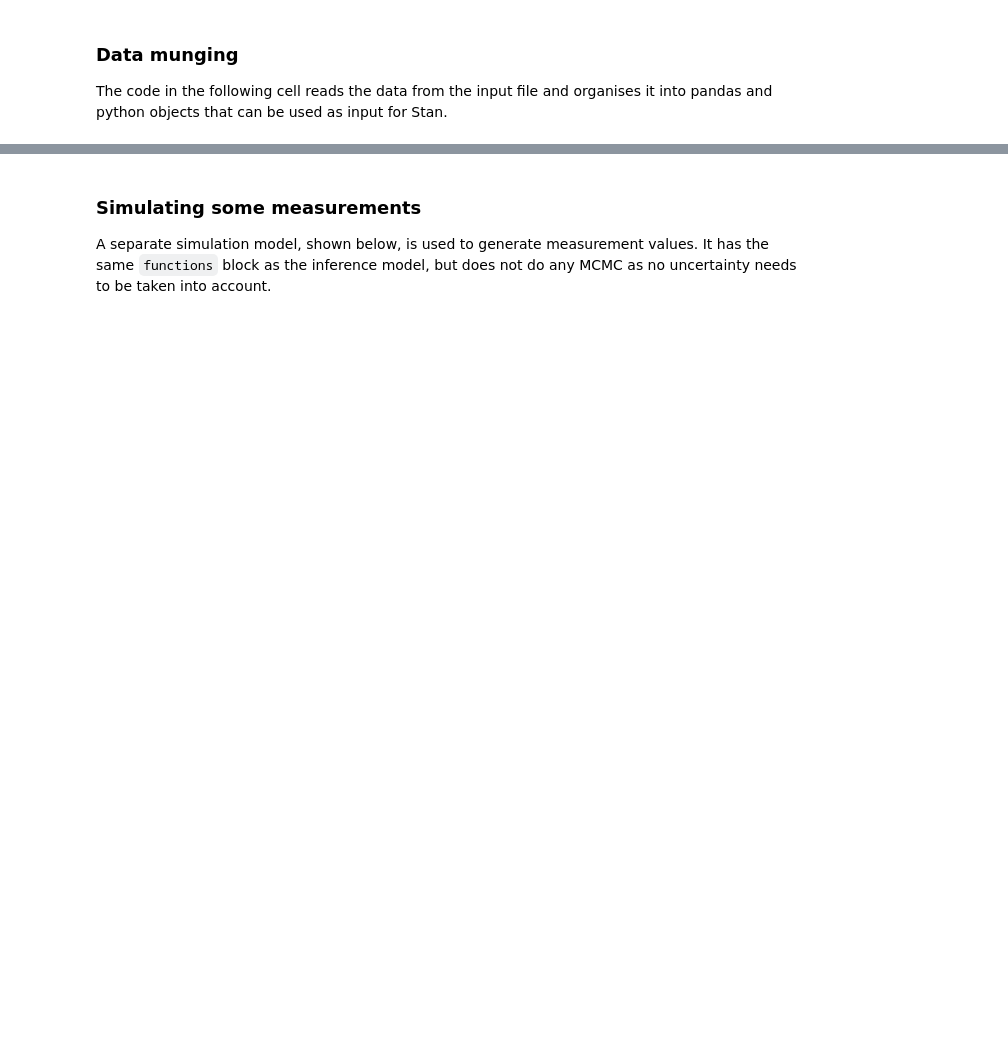
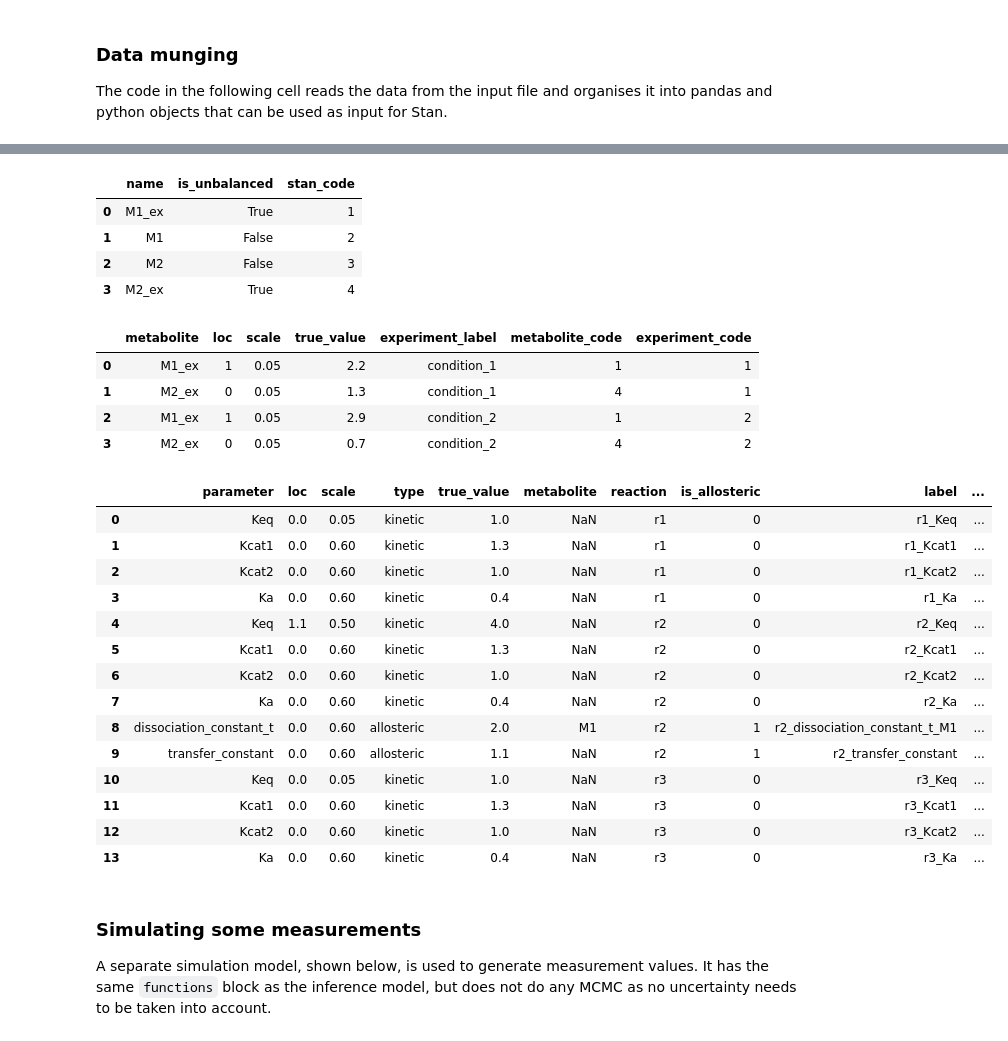
Before and after one commit to teddygroves/stancon_2019_metabolic_network_notebook, a Jupyter notebook: Modelling networks of metabolic reactions with Stan.ipynb, the cells around one changed output, grey strips where cells are left out. Saved outputs shown, nothing was run; the diff lists cells and outputs as text; code cells hidden in the pictures; blank space fills up the shorter version.

```diff
--- a/Modelling networks of metabolic reactions with Stan.ipynb
+++ b/Modelling networks of metabolic reactions with Stan.ipynb
@@ -277,3 +192,34 @@ Concentration measurements:
+# %%
+rn = reaction_network.load_from_toml('linear.toml')
+display(rn.metabolites)
+display(rn.unbalanced_metabolite_priors)
+display(rn.kinetic_parameters)
+# %% [output]
+|  | name | is_unbalanced | stan_code |
+| 0 | M1_ex | True | 1 |
+| 1 | M1 | False | 2 |
+| 2 | M2 | False | 3 |
+| 3 | M2_ex | True | 4 |
+|  | metabolite | loc | scale | true_value | experiment_label | metabolite_code | experiment_code |
+| 0 | M1_ex | 1 | 0.05 | 2.2 | condition_1 | 1 | 1 |
+| 1 | M2_ex | 0 | 0.05 | 1.3 | condition_1 | 4 | 1 |
+| 2 | M1_ex | 1 | 0.05 | 2.9 | condition_2 | 1 | 2 |
+| 3 | M2_ex | 0 | 0.05 | 0.7 | condition_2 | 4 | 2 |
+|  | parameter | loc | scale | type | true_value | metabolite | reaction | is_allosteric | label | ... |
+| 0 | Keq | 0.0 | 0.05 | kinetic | 1.0 | NaN | r1 | 0 | r1_Keq | ... |
+| 1 | Kcat1 | 0.0 | 0.60 | kinetic | 1.3 | NaN | r1 | 0 | r1_Kcat1 | ... |
+| 2 | Kcat2 | 0.0 | 0.60 | kinetic | 1.0 | NaN | r1 | 0 | r1_Kcat2 | ... |
+| 3 | Ka | 0.0 | 0.60 | kinetic | 0.4 | NaN | r1 | 0 | r1_Ka | ... |
+| 4 | Keq | 1.1 | 0.50 | kinetic | 4.0 | NaN | r2 | 0 | r2_Keq | ... |
+| 5 | Kcat1 | 0.0 | 0.60 | kinetic | 1.3 | NaN | r2 | 0 | r2_Kcat1 | ... |
+| 6 | Kcat2 | 0.0 | 0.60 | kinetic | 1.0 | NaN | r2 | 0 | r2_Kcat2 | ... |
+| 7 | Ka | 0.0 | 0.60 | kinetic | 0.4 | NaN | r2 | 0 | r2_Ka | ... |
+| 8 | dissociation_constant_t | 0.0 | 0.60 | allosteric | 2.0 | M1 | r2 | 1 | r2_dissociation_constant_t_M1 | ... |
+| 9 | transfer_constant | 0.0 | 0.60 | allosteric | 1.1 | NaN | r2 | 1 | r2_transfer_constant | ... |
+| 10 | Keq | 0.0 | 0.05 | kinetic | 1.0 | NaN | r3 | 0 | r3_Keq | ... |
+| 11 | Kcat1 | 0.0 | 0.60 | kinetic | 1.3 | NaN | r3 | 0 | r3_Kcat1 | ... |
+| 12 | Kcat2 | 0.0 | 0.60 | kinetic | 1.0 | NaN | r3 | 0 | r3_Kcat2 | ... |
+| 13 | Ka | 0.0 | 0.60 | kinetic | 0.4 | NaN | r3 | 0 | r3_Ka | ... |
 # %% [markdown]
 ### Simulating some  measurements
 A separate simulation model, shown below, is used to generate measurement values. It has the same `functions` block as the inference model, but does not do any MCMC as no uncertainty needs to be taken into account.
```
Also changed, not shown: parts of 15 cells of this notebook, 8 other files.
